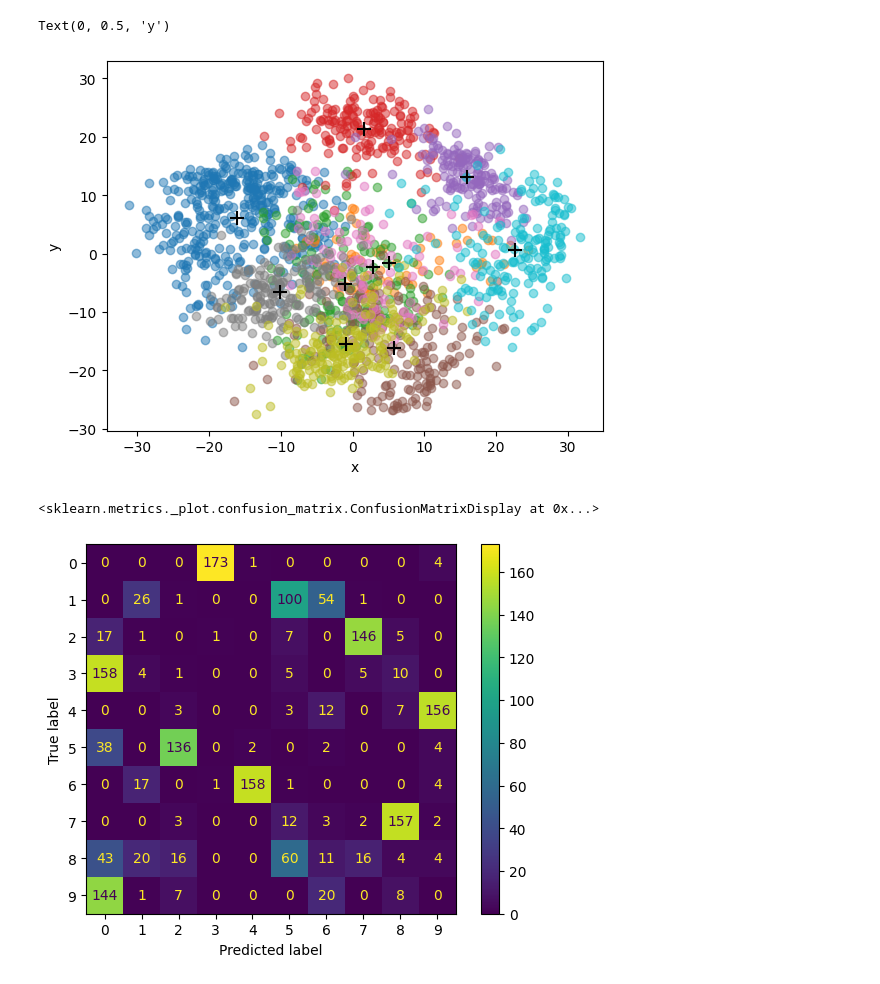
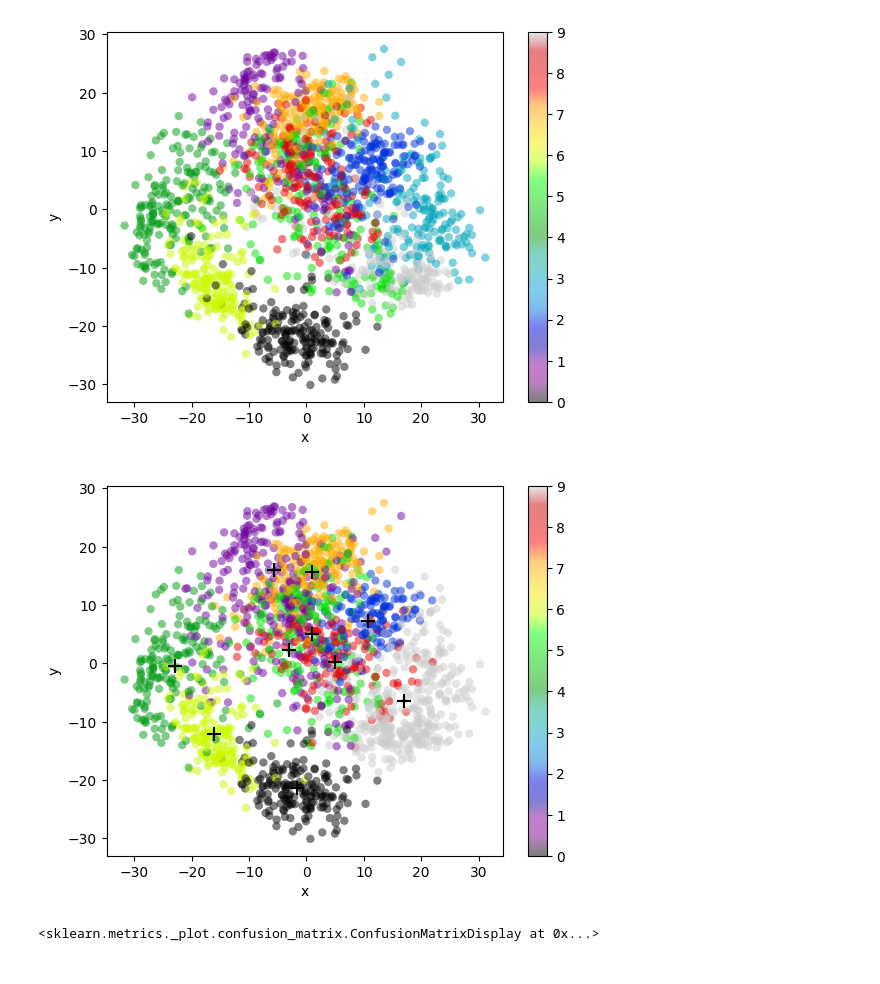
Before and after one commit to ArgonautAstra/Progetto-Data-Science-2023, a Jupyter notebook: src/test.ipynb, the cells around one changed output. Drawn from its saved outputs; the diff is of its cells as text; code cells hidden in the pictures.

Commit message:
Finish main part of project

```diff
--- a/src/test.ipynb
+++ b/src/test.ipynb
@@ -101,26 +81,52 @@ def K_means(K, X, max_iterations = 500):
-# %%
-K = 10
-
-clusters, centroids, points = K_means(K, X, 500)
-
-for i in range(K):
-    plt.scatter(points[i][:,0],points[i][:,1],alpha=0.5)
-
-plt.scatter(centroids[:,0], centroids[:,1], marker="+", s=100, color="black")
-
-plt.xlabel('x')
-plt.ylabel('y')
-# %% [output]
-Text(0, 0.5, 'y')
-[figure, removed]
-# %%
-real_data = Y
-pred_data = clusters.astype(int)
-
-#print(real_data)
-#print(pred_data)
-
-ConfusionMatrixDisplay(confusion_matrix(real_data, pred_data)).plot()
-# %% [output]
-<sklearn.metrics._plot.confusion_matrix.ConfusionMatrixDisplay at 0x...>
-[figure, removed]
+# %%
+########################
+###       MAIN       ###
+########################
+
+# loading files & settings
+digits = load_digits()
+X, Y = digits.data, digits.target
+
+K = 10
+n_comp = 6
+
+# PCA applying
+X = - PCA(n_comp).fit_transform(X)
+
+plt.scatter(X[:,0], X[:,1],
+            c=Y, edgecolor='none', alpha=0.5,
+            cmap=plt.colormaps["nipy_spectral"])
+
+# PCA plotting
+plt.colorbar()
+plt.xlabel('x')
+plt.ylabel('y')
+plt.show()
+
+# K-Means & Cluster applying
+clusters, centroids = K_means(K, X, 500)
+
+labels = np.zeros_like(clusters)
+for i in range(10):
+    mask = (clusters == i)
+    labels[mask] = mode(Y[mask])[0]
+
+
+# K-Means & Cluster plotting
+plt.scatter(X[:,0], X[:,1],
+            c=labels.astype(int), edgecolor='none', alpha=0.5,
+            cmap=plt.colormaps["nipy_spectral"])
+plt.colorbar()
+plt.xlabel('x')
+plt.ylabel('y')
+
+plt.scatter(centroids[:,0], centroids[:,1], marker="+", s=100, color="black")
+
+plt.show()
+
+# Confusion-Matrix
+ConfusionMatrixDisplay(confusion_matrix(Y, labels)).plot()
+# %% [output]
+[figure, added]
+[figure, added]
+<sklearn.metrics._plot.confusion_matrix.ConfusionMatrixDisplay at 0x...>
```
Also changed, not shown: parts of 5 cells of this notebook.
